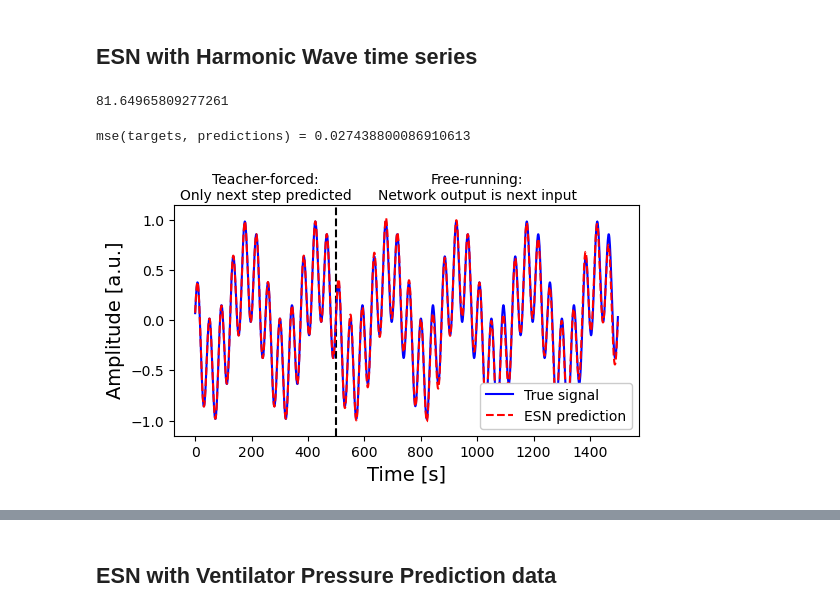
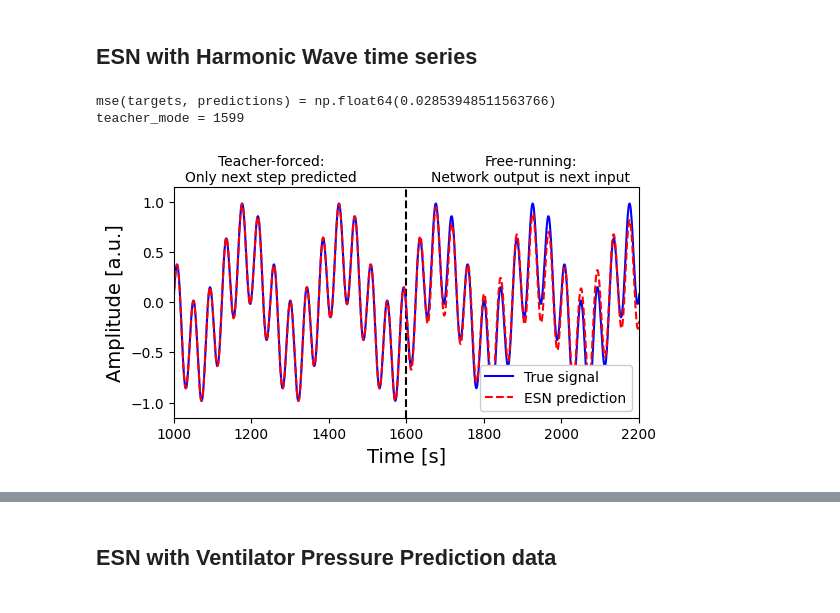
Before and after one commit to TMKamsma/Pyontronics, a Jupyter notebook: demo.ipynb, the cells around one changed output, grey strips where cells are left out. Cells and saved outputs as stored; diff of their text form; code cells hidden in the pictures.

```diff
--- a/demo.ipynb
+++ b/demo.ipynb
@@ -160,7 +171,7 @@ targets = data[1:].reshape(-1, 1)
 # Initialize and train ESN
 esn = EchoStateNetwork(
     input_dim=1,
-    reservoir_size=15,
+    reservoir_size=20,
     output_dim=1,
     leaking_rate=0.9,
     step_size=dt_harmonic,
@@ -177,25 +188,33 @@ esn = EchoStateNetwork(
 esn.fit(inputs, targets)
 
 # Generate predictions
-predictions = esn.predict(inputs)
+teacher_ratio=0.4
+predictions = esn.predict(inputs, teacher_ratio=teacher_ratio)
 
 # Calculate prediction error after network settled from np.zeroes initialization
 print(f"{mse(targets, predictions) = }")
+
+teacher_mode = int(len(targets)*teacher_ratio)
+print(f"{teacher_mode = }")
 # %% [output]
-81.64965809277261
+mse(targets, predictions) = np.float64(0.02853948511563766)
+teacher_mode = 1599
-mse(targets, predictions) = 0.027438800086910613
 # %%
+cutoff_min = 1000
+cutoff_max = 2200
+
 plt.figure(figsize=(6, 3))
-plt.axvline(x=500, linestyle="--", color='black')
-plt.text(250, 1.2, 'Teacher-forced:\nOnly next step predicted', dict(size=10), horizontalalignment='center')
-plt.text(1000, 1.2, 'Free-running:\nNetwork output is next input', dict(size=10), horizontalalignment='center')
-plt.plot(targets[500:2000], label="True signal",color='blue')
-plt.plot(predictions[500:2000], label="ESN prediction", linestyle="--",color='red')
+plt.axvline(x=teacher_mode, linestyle="--", color='black')
+plt.text(cutoff_min+250, 1.2, 'Teacher-forced:\nOnly next step predicted', dict(size=10), horizontalalignment='center')
+plt.text(cutoff_max-280, 1.2, 'Free-running:\nNetwork output is next input', dict(size=10), horizontalalignment='center')
+plt.plot(targets, label="True signal",color='blue')
+plt.plot(predictions, label="ESN prediction", linestyle="--",color='red')
 plt.xlabel("Time [s]", fontsize=14)
 plt.ylabel("Amplitude [a.u.]", fontsize=14)
+plt.xlim(cutoff_min, cutoff_max)
 plt.ylim(-1.15, 1.15)
 plt.legend(loc='lower right',framealpha=1)
 plt.savefig("output/sine_prediction_plot.pdf")
 plt.savefig("output/sine_prediction_plot.png")
 # %% [output]
-[figure, old version]
+[figure, new version]
```
Also changed, not shown: parts of 18 cells of this notebook, 2 other files.
